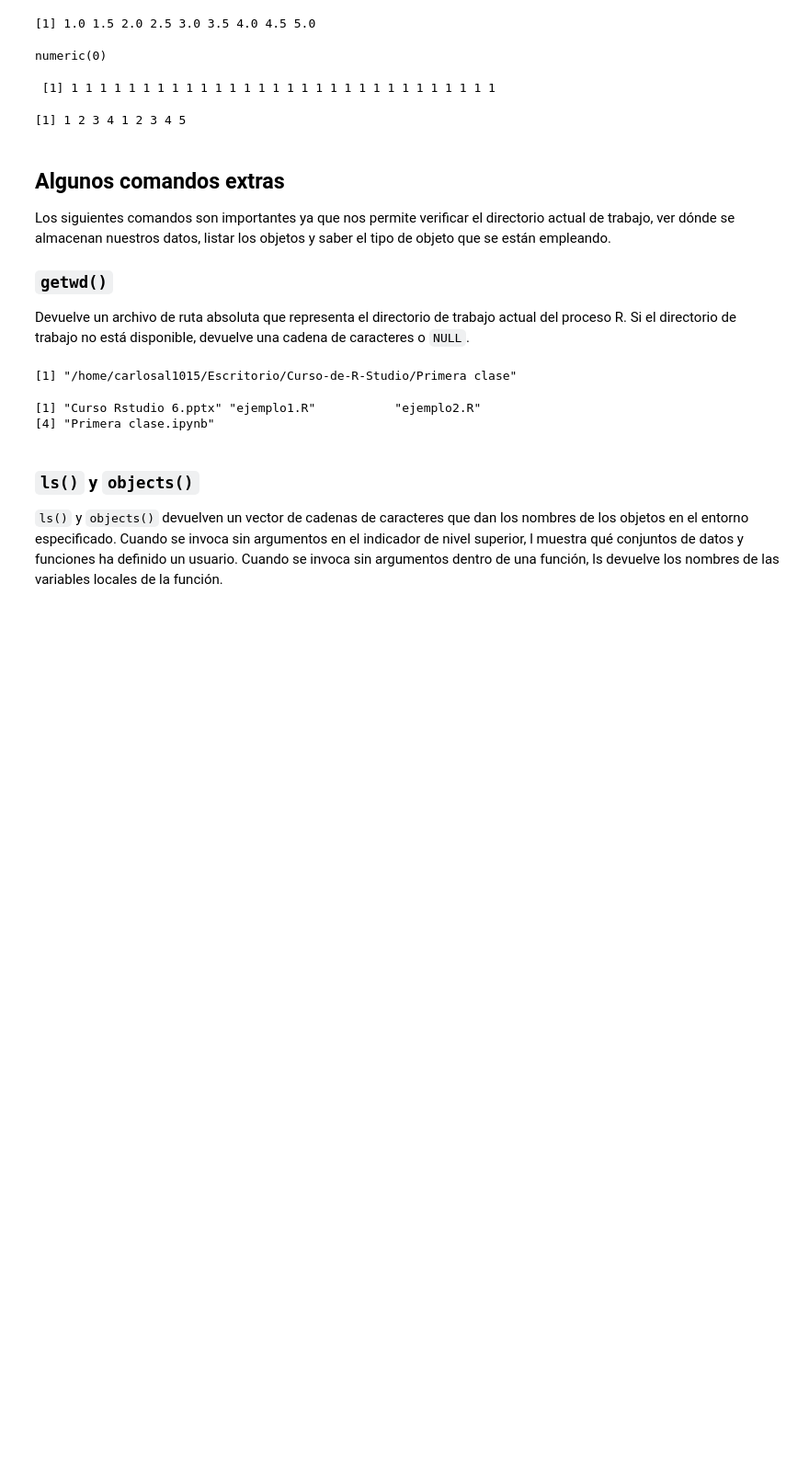
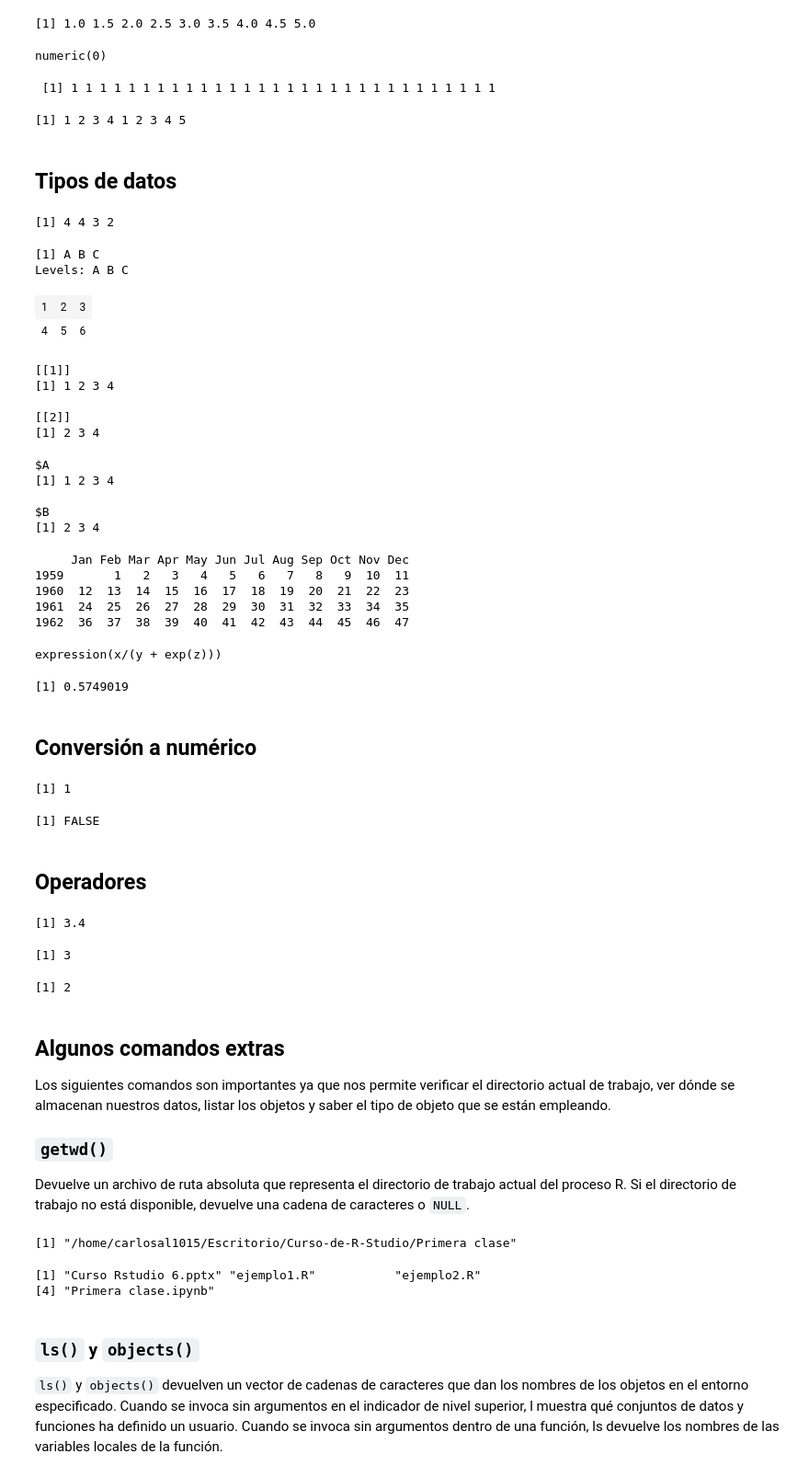
Before and after one commit to carlosal1015/Curso-de-R, a Jupyter notebook: Primera clase/Primera clase.ipynb, the cells around one changed output. Shown: that part at 92% size. Cells and saved outputs as stored; diff of their text form; code cells hidden in the pictures; blank space fills up the shorter version.

```diff
--- a/Primera clase/Primera clase.ipynb
+++ b/Primera clase/Primera clase.ipynb
@@ -493,6 +508,62 @@ sequence(4:5)
 numeric(0)
  [1] 1 1 1 1 1 1 1 1 1 1 1 1 1 1 1 1 1 1 1 1 1 1 1 1 1 1 1 1 1 1
 [1] 1 2 3 4 1 2 3 4 5
+# %% [markdown]
+## Tipos de datos
+# %%
+c(4, 4, 3, 2)
+factor(1:3, label=c("A","B","C"))
+matrix(1:6,2,3,byrow=TRUE)
+x <- 1:4 ; n <- 10; M <- c(10, 35); y <- 2:4
+L1 <- list(x,y) ; L2 <- list(A=x, B=y)
+L1
+L2
+ts(1:47, frequency = 12, start= c(1959,2))
+x <- 3; y <- 2.5; z <- 1
+exp1 <- expression(x / (y + exp(z)))
+exp1
+eval(exp1)
+# %% [output]
+[1] 4 4 3 2
+[1] A B C
+Levels: A B C
+| 1 | 2 | 3 |
+| 4 | 5 | 6 |
+[[1]]
+[1] 1 2 3 4
+
+[[2]]
+[1] 2 3 4
+$A
+[1] 1 2 3 4
+
+$B
+[1] 2 3 4
+     Jan Feb Mar Apr May Jun Jul Aug Sep Oct Nov Dec
+1959       1   2   3   4   5   6   7   8   9  10  11
+1960  12  13  14  15  16  17  18  19  20  21  22  23
+1961  24  25  26  27  28  29  30  31  32  33  34  35
+1962  36  37  38  39  40  41  42  43  44  45  46  47
+expression(x/(y + exp(z)))
+[1] 0.5749019
+# %% [markdown]
+## Conversión a numérico
+# %%
+as.numeric(c("1"))
+as.logical(5<1)
+# %% [output]
+[1] 1
+[1] FALSE
+# %% [markdown]
+## Operadores
+# %%
+17/5
+17%/%5
+17%%5
+# %% [output]
+[1] 3.4
+[1] 3
+[1] 2
 # %% [markdown]
 ## Algunos comandos extras
 
```
Also changed, not shown: parts of 9 cells of this notebook, 4 other files.
